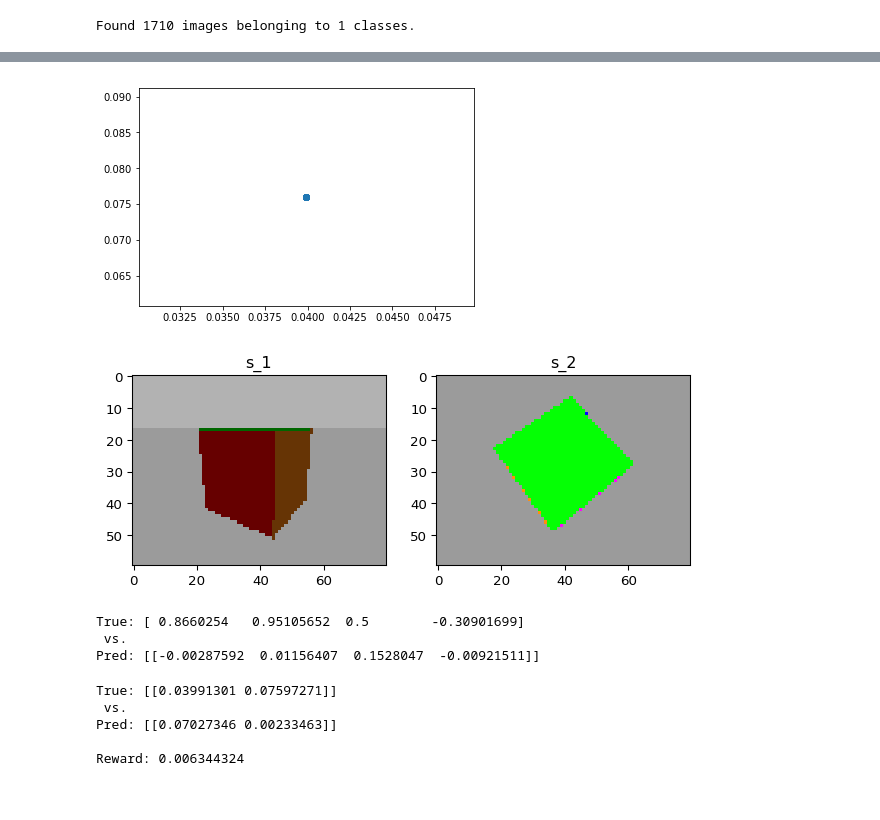
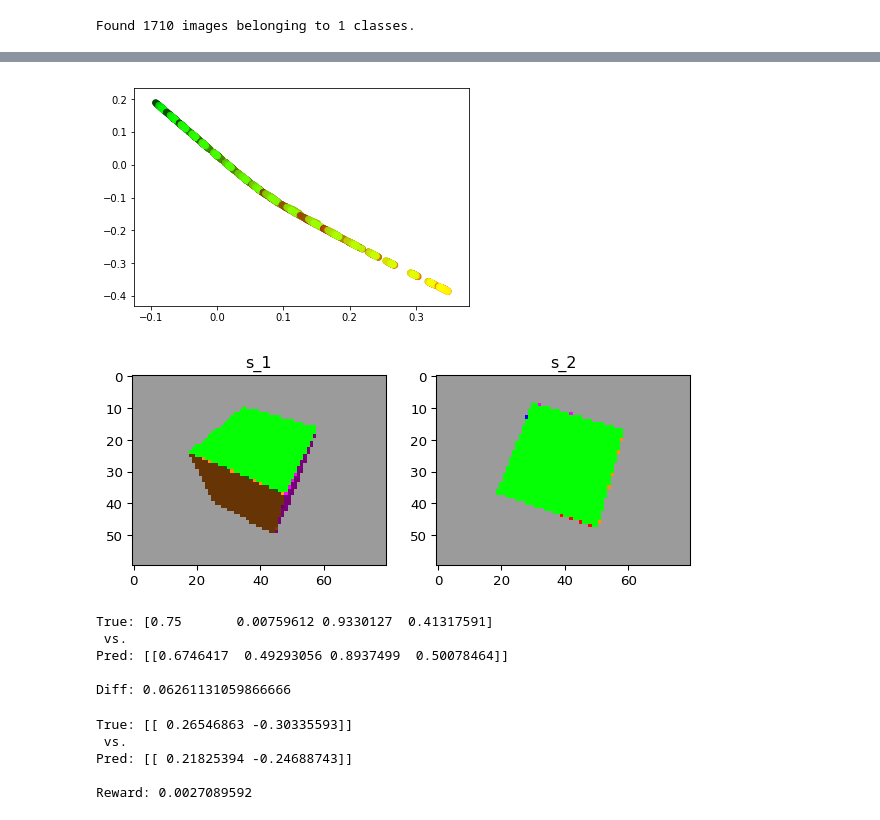
Before and after one commit to tik0/2019_QUT_DAAD_DEMO, a Jupyter notebook: notebooks/ICM_rubiks_simple.ipynb, the cells around one changed output, grey strips where cells are left out. Drawn from its saved outputs; the diff is of its cells as text; code cells hidden in the pictures.

```diff
--- a/notebooks/ICM_rubiks_simple.ipynb
+++ b/notebooks/ICM_rubiks_simple.ipynb
@@ -14,7 +14,7 @@ import matplotlib.pyplot as plt
 from mpl_toolkits.mplot3d import Axes3D
 import matplotlib.mlab as mlab
 import matplotlib.image as mpimg
-plt.rcParams["figure.figsize"] = [20,20]
+#plt.rcParams["figure.figsize"] = [20,20]
 from scipy.stats import norm
 from keras.utils.vis_utils import model_to_dot
 from keras.utils import plot_model
@@ -76,13 +80,15 @@ num_tuples = int(10 * num_data)
 
 # Creates actions for given start and end angles
 def angle_diff(s, e):
-    return np.concatenate([np.sin(e - s), np.cos(e - s)], axis=1)
+    return (1 + np.concatenate([np.sin(e - s), np.cos(e - s)], axis=1)) / 2.0
+    #return np.concatenate([e - s, e - s], axis=1)
 
 # example for angle_diff
 #s = np.asarray([[0.0, 0.0], [0.0, 0.0], [np.pi/2, 0.0]])
 #e = np.asarray([[np.pi/2, -np.pi/2], [np.pi/2, -np.pi/2], [np.pi/2, -np.pi/2]])
 #print(angle_diff(s, e))
 
+np.random.seed(0)
 s1_idx = np.random.randint(0, high=num_data, size=num_tuples)
 s2_idx = np.random.randint(0, high=num_data, size=num_tuples)
 
@@ -238,38 +283,43 @@ print(h.history)
 # %%
+# Check the output distribution of the feature extractor
 X_train_flatten = X_train.reshape((X_train.shape[0], np.prod(X_train.shape[1:])))
 X_train_feat = feat_model_s1.predict(X_train_flatten)
-plt.scatter(X_train_feat[:,0], X_train_feat[:,1])
+c = np.concatenate(((pose_pitch_yaw - np.min(pose_pitch_yaw, axis=0)) / np.max(pose_pitch_yaw, axis=0), np.zeros((num_data,1))), axis=1)
+plt.scatter(X_train_feat[:,0], X_train_feat[:,1], c=c)
 plt.show()
 # %% [output]
-[figure, old version]
+[figure, new version]
 # %%
 # Check the inverse model (i.e. predicting the action from consecutive observations)
-idx = 4
+idx = 3
 pred_action = inv_model.predict([feat_model_s1.predict(X_train_s1_flatten[[idx]]),
                                  feat_model_s1.predict(X_train_s2_flatten[[idx]])])
 f, ax = plt.subplots(1,2,figsize=(7.5,7.5), dpi=96)
 ax[0].imshow(X_train_s1[idx])
 ax[1].imshow(X_train_s2[idx])
 ax[0].set_title('s_1')
 ax[1].set_title('s_2')
 plt.show()
 print("True: " + str(X_train_actions[idx]) + "\n vs. \nPred: " + str(pred_action))
+print("\nDiff: " + str(np.mean((X_train_actions[idx] - pred_action)**2)))
 # %% [output]
-[figure, old version]
+[figure, new version]
-True: [ 0.8660254   0.95105652  0.5        -0.30901699]
+True: [0.75       0.00759612 0.9330127  0.41317591]
  vs.
-Pred: [[-0.00287592  0.01156407  0.1528047  -0.00921511]]
+Pred: [[0.6746417  0.49293056 0.8937499  0.50078464]]
+
+Diff: 0.06261131059866666
 # %%
 # Check the forward model (i.e. predicting the next obs. from current action and obs.)
-idx = 10
+idx = 2
 pred_obs = fwd_model.predict([X_train_actions[[idx]],
                               feat_model_s1.predict(X_train_s1_flatten[[idx]])])
 pred_obs_gt = feat_model_s1.predict(X_train_s2_flatten[[idx]])
 print("True: " + str(pred_obs_gt) + "\n vs. \nPred: " + str(pred_obs))
-print("\nReward: " + str(np.sum((pred_obs_gt - pred_obs)**2)))
+print("\nReward: " + str(np.mean((pred_obs_gt - pred_obs)**2)))
 # %% [output]
-True: [[0.03991301 0.07597271]]
+True: [[ 0.26546863 -0.30335593]]
  vs.
-Pred: [[0.07027346 0.00233463]]
+Pred: [[ 0.21825394 -0.24688743]]
 
-Reward: 0.006344324
+Reward: 0.0027089592
```
Also changed, not shown: parts of 5 cells of this notebook.
